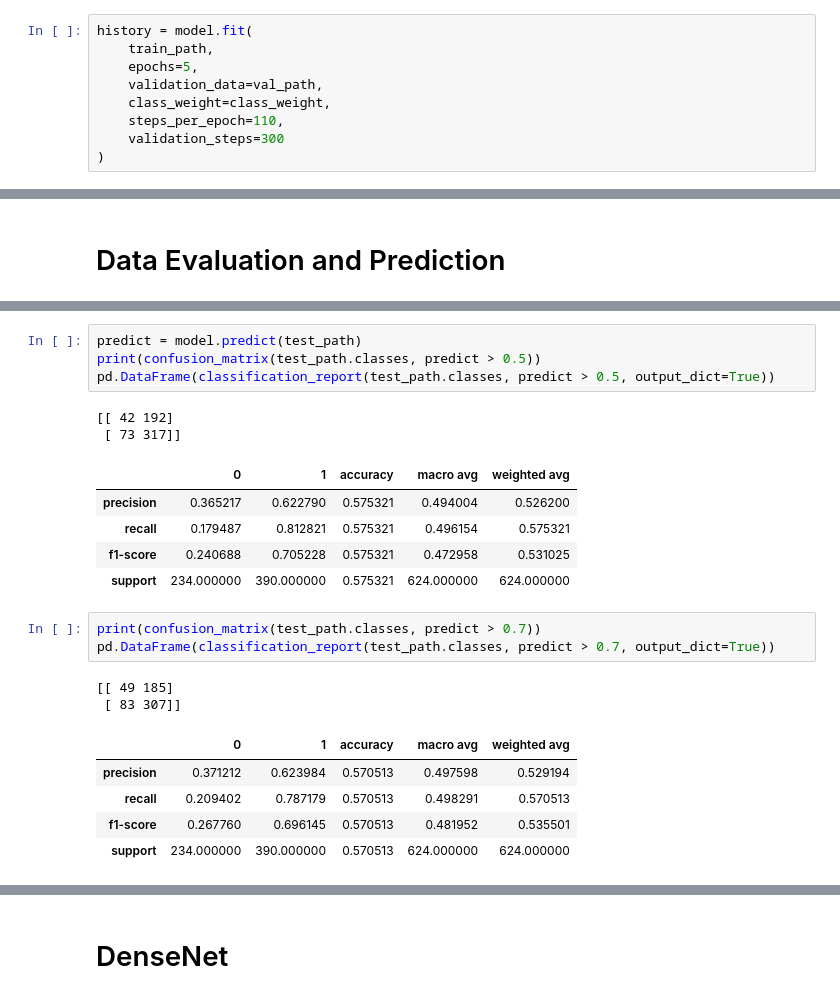
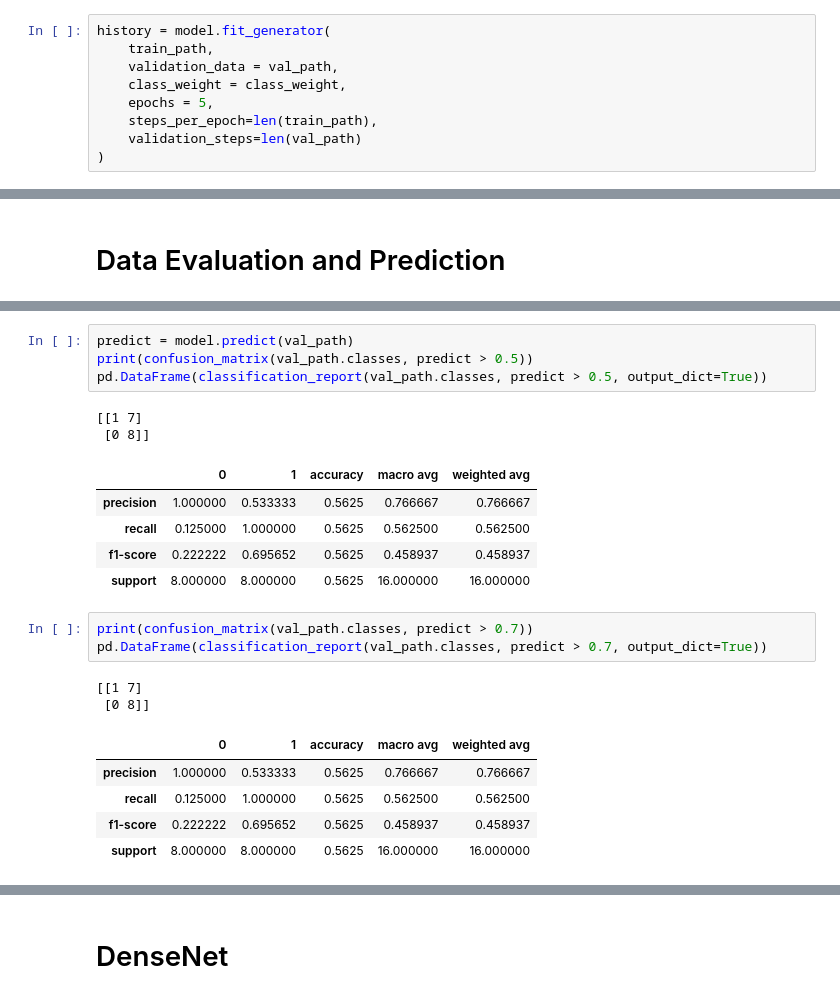
Before and after one commit to Nitin1692/Pneumonia-Detection, a Jupyter notebook: Pnemounia_Detection.ipynb, the cells around one changed output, grey strips where cells are left out. Drawn from its saved outputs; the diff is of its cells as text.

```diff
--- a/Pnemounia_Detection.ipynb
+++ b/Pnemounia_Detection.ipynb
@@ -191,13 +191,13 @@ Trainable params: 1,151,841
 Non-trainable params: 512
 _________________________________________________________________
 # %%
-history = model.fit(
+history = model.fit_generator(
     train_path,
-    epochs=5,
-    validation_data=val_path,
-    class_weight=class_weight,
-    steps_per_epoch=110,
-    validation_steps=300
+    validation_data = val_path,
+    class_weight = class_weight,
+    epochs = 5,
+    steps_per_epoch=len(train_path),
+    validation_steps=len(val_path)
 )
 # %% [output]
 Epoch 1/5
@@ -258,24 +258,24 @@ Train Accuracy: 96.76%
 # %%
-predict = model.predict(test_path)
-print(confusion_matrix(test_path.classes, predict > 0.5))
-pd.DataFrame(classification_report(test_path.classes, predict > 0.5, output_dict=True))
+predict = model.predict(val_path)
+print(confusion_matrix(val_path.classes, predict > 0.5))
+pd.DataFrame(classification_report(val_path.classes, predict > 0.5, output_dict=True))
 # %% [output]
-[[ 42 192]
- [ 73 317]]
+[[1 7]
+ [0 8]]
 |  | 0 | 1 | accuracy | macro avg | weighted avg |
-| precision | 0.365217 | 0.622790 | 0.575321 | 0.494004 | 0.526200 |
-| recall | 0.179487 | 0.812821 | 0.575321 | 0.496154 | 0.575321 |
-| f1-score | 0.240688 | 0.705228 | 0.575321 | 0.472958 | 0.531025 |
-| support | 234.000000 | 390.000000 | 0.575321 | 624.000000 | 624.000000 |
+| precision | 1.000000 | 0.533333 | 0.5625 | 0.766667 | 0.766667 |
+| recall | 0.125000 | 1.000000 | 0.5625 | 0.562500 | 0.562500 |
+| f1-score | 0.222222 | 0.695652 | 0.5625 | 0.458937 | 0.458937 |
+| support | 8.000000 | 8.000000 | 0.5625 | 16.000000 | 16.000000 |
 # %%
-print(confusion_matrix(test_path.classes, predict > 0.7))
-pd.DataFrame(classification_report(test_path.classes, predict > 0.7, output_dict=True))
+print(confusion_matrix(val_path.classes, predict > 0.7))
+pd.DataFrame(classification_report(val_path.classes, predict > 0.7, output_dict=True))
 # %% [output]
-[[ 49 185]
- [ 83 307]]
+[[1 7]
+ [0 8]]
 |  | 0 | 1 | accuracy | macro avg | weighted avg |
-| precision | 0.371212 | 0.623984 | 0.570513 | 0.497598 | 0.529194 |
-| recall | 0.209402 | 0.787179 | 0.570513 | 0.498291 | 0.570513 |
-| f1-score | 0.267760 | 0.696145 | 0.570513 | 0.481952 | 0.535501 |
-| support | 234.000000 | 390.000000 | 0.570513 | 624.000000 | 624.000000 |
+| precision | 1.000000 | 0.533333 | 0.5625 | 0.766667 | 0.766667 |
+| recall | 0.125000 | 1.000000 | 0.5625 | 0.562500 | 0.562500 |
+| f1-score | 0.222222 | 0.695652 | 0.5625 | 0.458937 | 0.458937 |
+| support | 8.000000 | 8.000000 | 0.5625 | 16.000000 | 16.000000 |
 # %%
```
Also changed, not shown: parts of 14 cells of this notebook.
